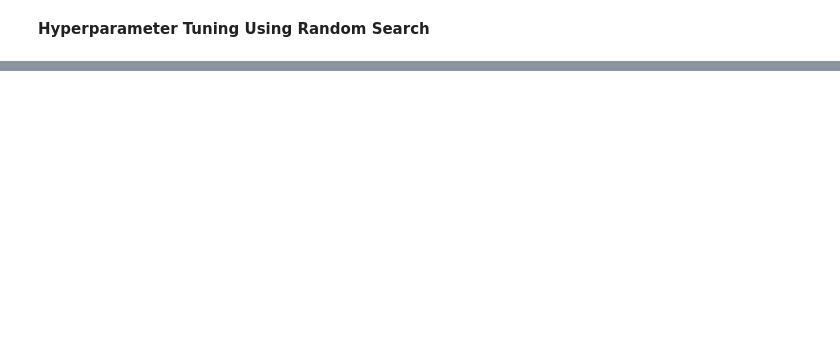
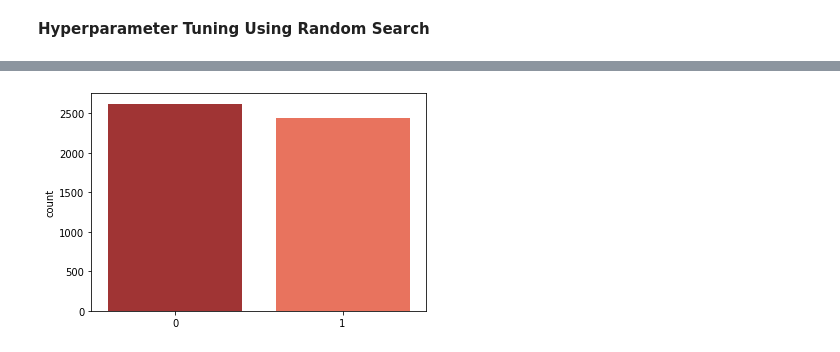
Before and after one commit to PerisN/Developing-a-Machine-Learning-Approach-for-Detecting-Fake-News, a Jupyter notebook: Fake_news_Classification.ipynb, the cells around one changed output, grey strips where cells are left out. Cells and saved outputs as stored; diff of their text form; code cells hidden in the pictures; blank space fills up the shorter version.

```diff
--- a/Fake_news_Classification.ipynb
+++ b/Fake_news_Classification.ipynb
@@ -496,0 +534,10 @@ Linear SVC has increased its accuracy by 0.001
+# %%
+# Create a submission file
+sub = pd.read_csv('/content/fake-news/submit.csv')
+sub_file = sub.copy()
+sub_file.predictions = predictions
+
+# Check the distribution of your predictions
+sns.countplot(sub_file.predictions, palette=colors);
+# %% [output]
+[figure, added]
```
Also changed, not shown: parts of 15 cells of this notebook.
